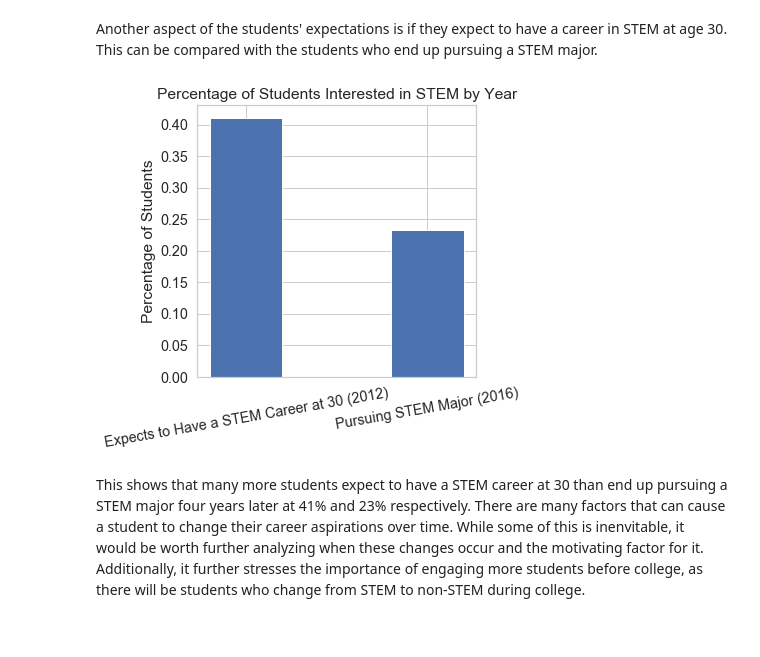
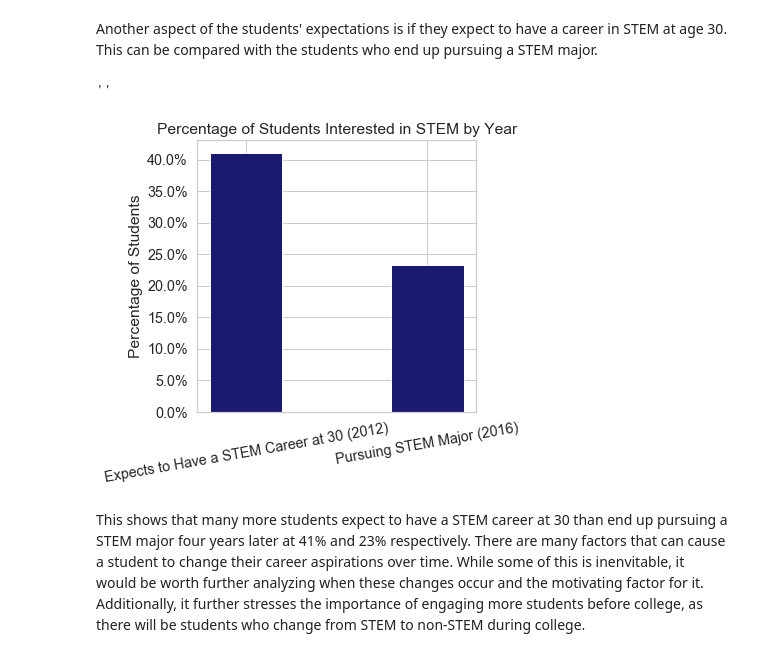
Before and after one commit to laurenphipps/STEM-majors, a Jupyter notebook: Final_Notebook.ipynb, the cells around one changed output. Cells and saved outputs as stored; diff of their text form; code cells hidden in the pictures.

```diff
--- a/Final_Notebook.ipynb
+++ b/Final_Notebook.ipynb
@@ -184,20 +190,26 @@ Another aspect of the students' expectations is if they expect to have a career
 # %%
 #create dataframes for each group
 stem_career = pd.DataFrame(data = modeling_df.X2STU30OCC_STEM1.value_counts(normalize = True).values, index = modeling_df.X2STU30OCC_STEM1.value_counts(normalize = True).index, columns = ["2009"])
 stem_major = pd.DataFrame(data = modeling_df.target.value_counts(normalize = True).values, index = modeling_df.target.value_counts(normalize = True).index, columns= ['2016'])
 
 #put dataframes together and isolate the positive values for each
 difference_in_expectations = pd.concat([stem_career, stem_major], axis = 1).T
 yes_STEM = difference_in_expectations[1].values
 
 #plot the data
 fig, ax = plt.subplots(figsize = (5, 5))
-ax.bar(['Expects to Have a STEM Career at 30 (2012)', 'Pursuing STEM Major (2016)'], yes_STEM, width = 0.4)
+ax.bar(['Expects to Have a STEM Career at 30 (2012)', 'Pursuing STEM Major (2016)'], yes_STEM, width = 0.4, color = 'midnightblue')
 ax.set_ylabel('Percentage of Students')
 ax.set_title('Percentage of Students Interested in STEM by Year')
-plt.xticks(rotation=10);
+ax.yaxis.set_major_formatter(mtick.PercentFormatter(xmax = 1))
+plt.xticks(rotation=10)
+
+#plt.savefig('img/stem-interest.png', bbox_inches='tight', transparent=True)
+
+;
 # %% [output]
+''
-[figure, old version]
+[figure, new version]
 # %% [markdown]
 This shows that many more students expect to have a STEM career at 30 than end up pursuing a STEM major four years later at 41% and 23% respectively. There are many factors that can cause a student to change their career aspirations over time. While some of this is inenvitable, it would be worth further analyzing when these changes occur and the motivating factor for it. Additionally, it further stresses the importance of engaging more students before college, as there will be students who change from STEM to non-STEM during college.
 # %% [markdown]
```
Also changed, not shown: parts of 13 cells of this notebook, 9 other files.
